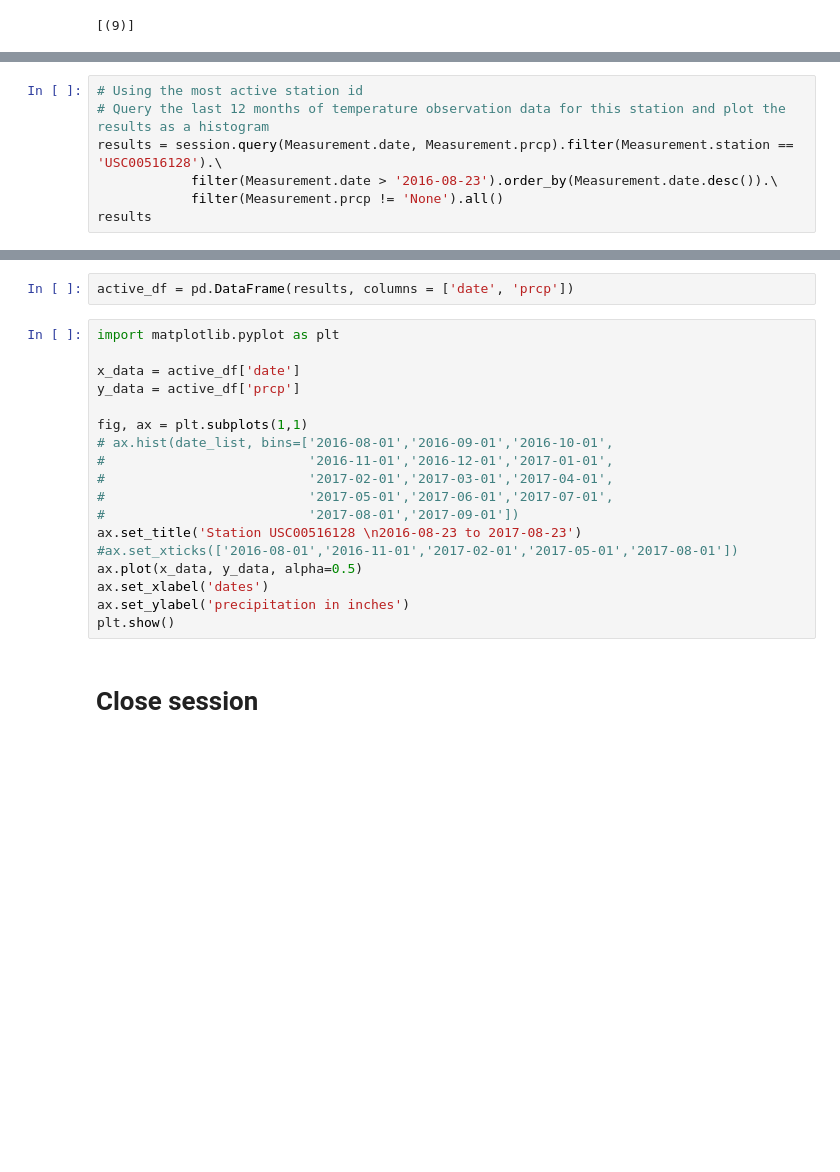
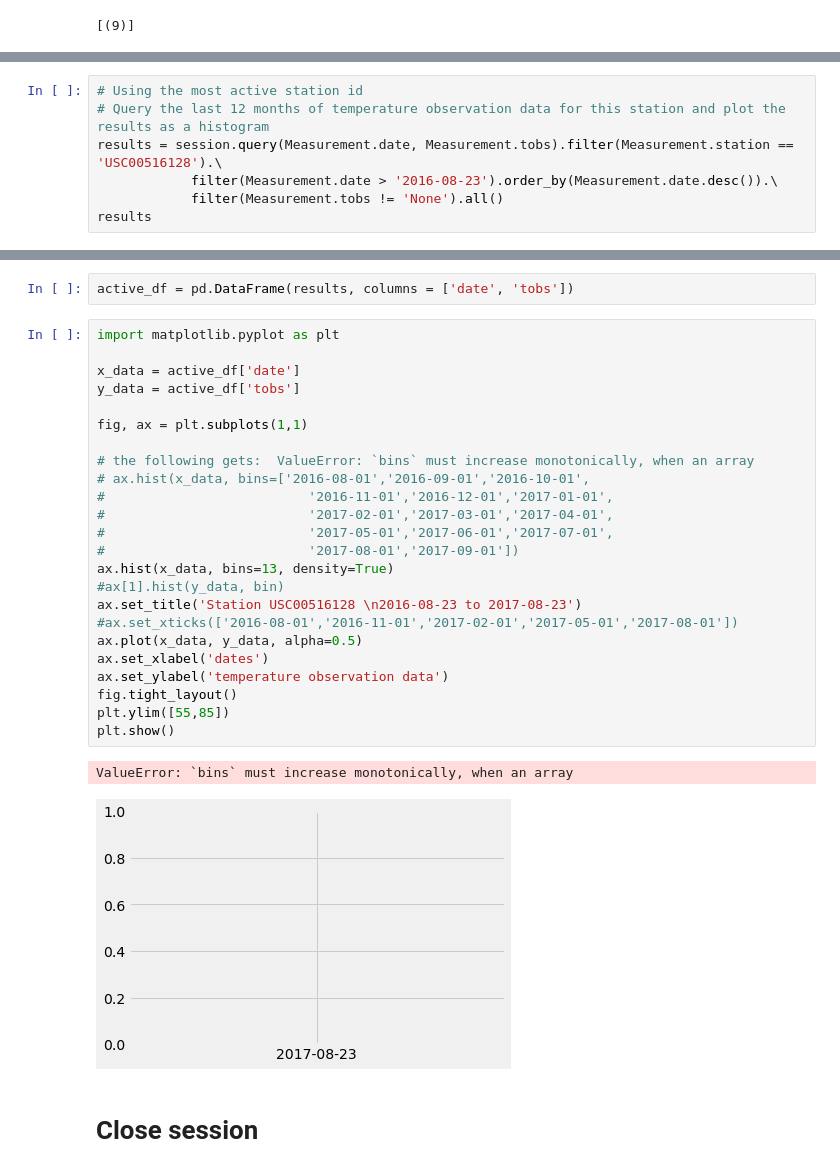
Before and after one commit to sharonpete/sqlalchemy-challenge, a Jupyter notebook: climate_starter.ipynb, the cells around one changed output, grey strips where cells are left out. Cells and saved outputs as stored; diff of their text form; blank space fills up the shorter version.

Commit message:
climate starter: refining the graphs

```diff
--- a/climate_starter.ipynb
+++ b/climate_starter.ipynb
@@ -287,7 +317,7 @@ print(round(results[0][0],6))
 # %%
 # Using the most active station id
 # Query the last 12 months of temperature observation data for this station and plot the results as a histogram
-results = session.query(Measurement.date, Measurement.prcp).filter(Measurement.station == 'USC00516128').\
+results = session.query(Measurement.date, Measurement.tobs).filter(Measurement.station == 'USC00516128').\
             filter(Measurement.date > '2016-08-23').order_by(Measurement.date.desc()).\
-            filter(Measurement.prcp != 'None').all()
+            filter(Measurement.tobs != 'None').all()
 results
@@ -294,23 +342,32 @@ results
 # %%
-active_df = pd.DataFrame(results, columns = ['date', 'prcp'])
+active_df = pd.DataFrame(results, columns = ['date', 'tobs'])
 # %%
 import matplotlib.pyplot as plt
 
 x_data = active_df['date']
-y_data = active_df['prcp']
+y_data = active_df['tobs']
 
 fig, ax = plt.subplots(1,1)
-# ax.hist(date_list, bins=['2016-08-01','2016-09-01','2016-10-01',
+
+# the following gets:  ValueError: `bins` must increase monotonically, when an array
+# ax.hist(x_data, bins=['2016-08-01','2016-09-01','2016-10-01',
 #                          '2016-11-01','2016-12-01','2017-01-01',
 #                          '2017-02-01','2017-03-01','2017-04-01',
 #                          '2017-05-01','2017-06-01','2017-07-01',
 #                          '2017-08-01','2017-09-01'])
+ax.hist(x_data, bins=13, density=True)
+#ax[1].hist(y_data, bin)
 ax.set_title('Station USC00516128 \n2016-08-23 to 2017-08-23')
 #ax.set_xticks(['2016-08-01','2016-11-01','2017-02-01','2017-05-01','2017-08-01'])
 ax.plot(x_data, y_data, alpha=0.5)
 ax.set_xlabel('dates')
-ax.set_ylabel('precipitation in inches')
+ax.set_ylabel('temperature observation data')
+fig.tight_layout()
+plt.ylim([55,85])
 plt.show()
+# %% [output]
+ValueError: `bins` must increase monotonically, when an array
+[figure, added]
 # %% [markdown]
 # Close session
 # %%
```
Also changed, not shown: parts of 8 cells of this notebook.
